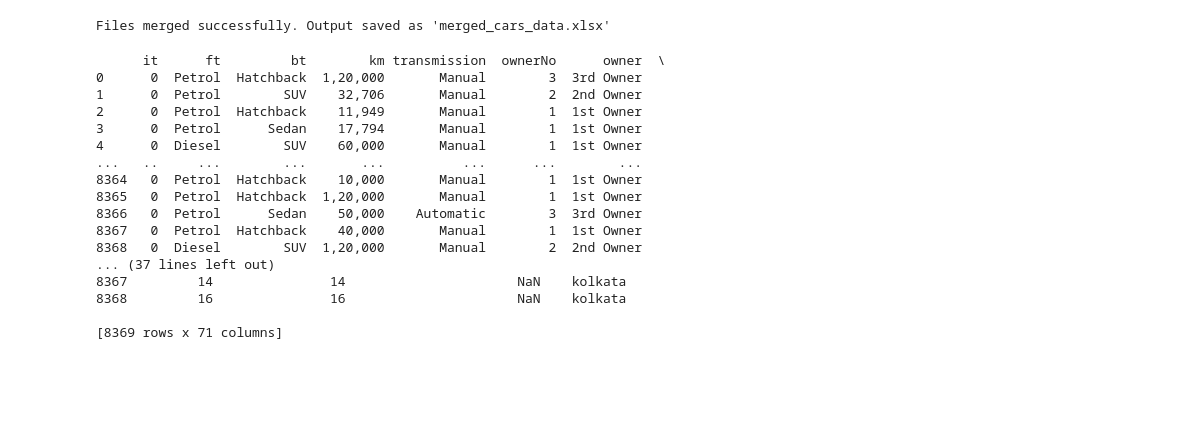
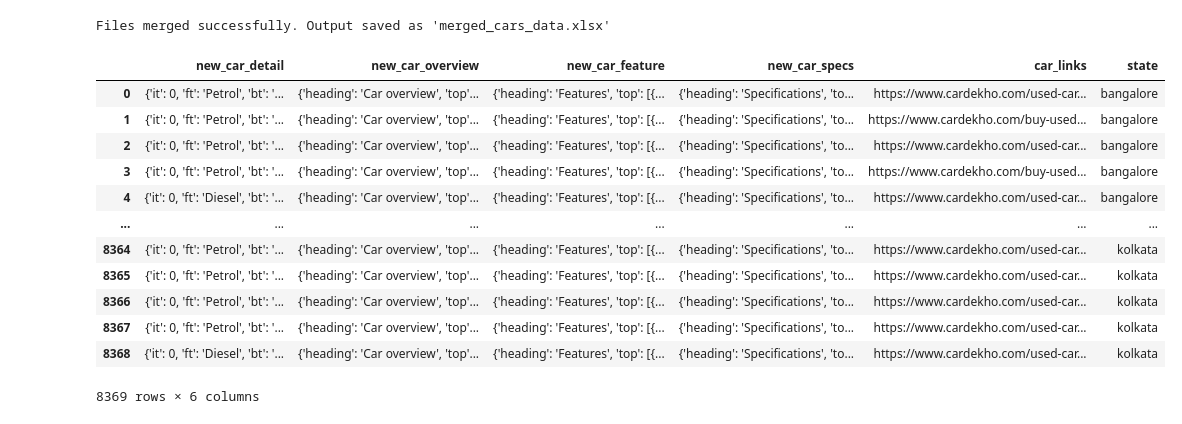
Before and after one commit to Ram-Kumar-4240/Car-price-prediction, a Jupyter notebook: cleaning.ipynb, the cells around one changed output. Cells and saved outputs as stored; diff of their text form; code cells hidden in the pictures; blank space fills up the shorter version.

```diff
--- a/cleaning.ipynb
+++ b/cleaning.ipynb
@@ -120,39 +27,16 @@ def four_column(car_data):
-# %%
-import pandas as pd
-
-# Initialize an empty DataFrame to store the concatenated results
-final_df = pd.DataFrame()
-
-# List of car columns (assumed to be correct)
-car_columns = ['new_car_detail', 'new_car_overview', 'new_car_feature', 'new_car_specs']
-
-# Assuming `merged_df` is the merged DataFrame that you have already created
-for i in range(len(car_columns)):
-    if i == 0:
-        w = first_columns(merged_df[car_columns[i]])  # Flatten first columns
-    elif i>0:
-        w = four_column(merged_df[car_columns[i]])  # Flatten complex columns
-
-    # Concatenate the current DataFrame 'w' with 'final_df'
-    final_df = pd.concat([final_df, w], axis=1, ignore_index=False)  # axis=1 concatenates columns
-final_df['city']=merged_df['state']
-# Now, `final_df` will contain the flattened data from all iterations
-print(final_df)
-# %% [output]
-      it      ft         bt        km transmission  ownerNo      owner  \
-0      0  Petrol  Hatchback  1,20,000       Manual        3  3rd Owner
-1      0  Petrol        SUV    32,706       Manual        2  2nd Owner
-2      0  Petrol  Hatchback    11,949       Manual        1  1st Owner
-3      0  Petrol      Sedan    17,794       Manual        1  1st Owner
-4      0  Diesel        SUV    60,000       Manual        1  1st Owner
-...   ..     ...        ...       ...          ...      ...        ...
-8364   0  Petrol  Hatchback    10,000       Manual        1  1st Owner
-8365   0  Petrol  Hatchback  1,20,000       Manual        1  1st Owner
-8366   0  Petrol      Sedan    50,000    Automatic        3  3rd Owner
-8367   0  Petrol  Hatchback    40,000       Manual        1  1st Owner
-8368   0  Diesel        SUV  1,20,000       Manual        2  2nd Owner
-... (37 lines left out)
-8367         14               14                      NaN    kolkata
-8368         16               16                      NaN    kolkata
-
-[8369 rows x 71 columns]
+# %%
+merged_df
+# %% [output]
+|  | new_car_detail | new_car_overview | new_car_feature | new_car_specs | car_links | state |
+| 0 | {'it': 0, 'ft': 'Petrol', 'bt': '... | {'heading': 'Car overview', 'top'... | {'heading': 'Features', 'top': [{... | {'heading': 'Specifications', 'to... | https://www.cardekho.com/used-car... | bangalore |
+| 1 | {'it': 0, 'ft': 'Petrol', 'bt': '... | {'heading': 'Car overview', 'top'... | {'heading': 'Features', 'top': [{... | {'heading': 'Specifications', 'to... | https://www.cardekho.com/buy-used... | bangalore |
+| 2 | {'it': 0, 'ft': 'Petrol', 'bt': '... | {'heading': 'Car overview', 'top'... | {'heading': 'Features', 'top': [{... | {'heading': 'Specifications', 'to... | https://www.cardekho.com/used-car... | bangalore |
+| 3 | {'it': 0, 'ft': 'Petrol', 'bt': '... | {'heading': 'Car overview', 'top'... | {'heading': 'Features', 'top': [{... | {'heading': 'Specifications', 'to... | https://www.cardekho.com/buy-used... | bangalore |
+| 4 | {'it': 0, 'ft': 'Diesel', 'bt': '... | {'heading': 'Car overview', 'top'... | {'heading': 'Features', 'top': [{... | {'heading': 'Specifications', 'to... | https://www.cardekho.com/used-car... | bangalore |
+| ... | ... | ... | ... | ... | ... | ... |
+| 8364 | {'it': 0, 'ft': 'Petrol', 'bt': '... | {'heading': 'Car overview', 'top'... | {'heading': 'Features', 'top': [{... | {'heading': 'Specifications', 'to... | https://www.cardekho.com/used-car... | kolkata |
+| 8365 | {'it': 0, 'ft': 'Petrol', 'bt': '... | {'heading': 'Car overview', 'top'... | {'heading': 'Features', 'top': [{... | {'heading': 'Specifications', 'to... | https://www.cardekho.com/used-car... | kolkata |
+| 8366 | {'it': 0, 'ft': 'Petrol', 'bt': '... | {'heading': 'Car overview', 'top'... | {'heading': 'Features', 'top': [{... | {'heading': 'Specifications', 'to... | https://www.cardekho.com/used-car... | kolkata |
+| 8367 | {'it': 0, 'ft': 'Petrol', 'bt': '... | {'heading': 'Car overview', 'top'... | {'heading': 'Features', 'top': [{... | {'heading': 'Specifications', 'to... | https://www.cardekho.com/used-car... | kolkata |
+| 8368 | {'it': 0, 'ft': 'Diesel', 'bt': '... | {'heading': 'Car overview', 'top'... | {'heading': 'Features', 'top': [{... | {'heading': 'Specifications', 'to... | https://www.cardekho.com/used-car... | kolkata |
+8369 rows × 6 columns
```
Also changed, not shown: parts of 10 cells of this notebook, 2 other files.
